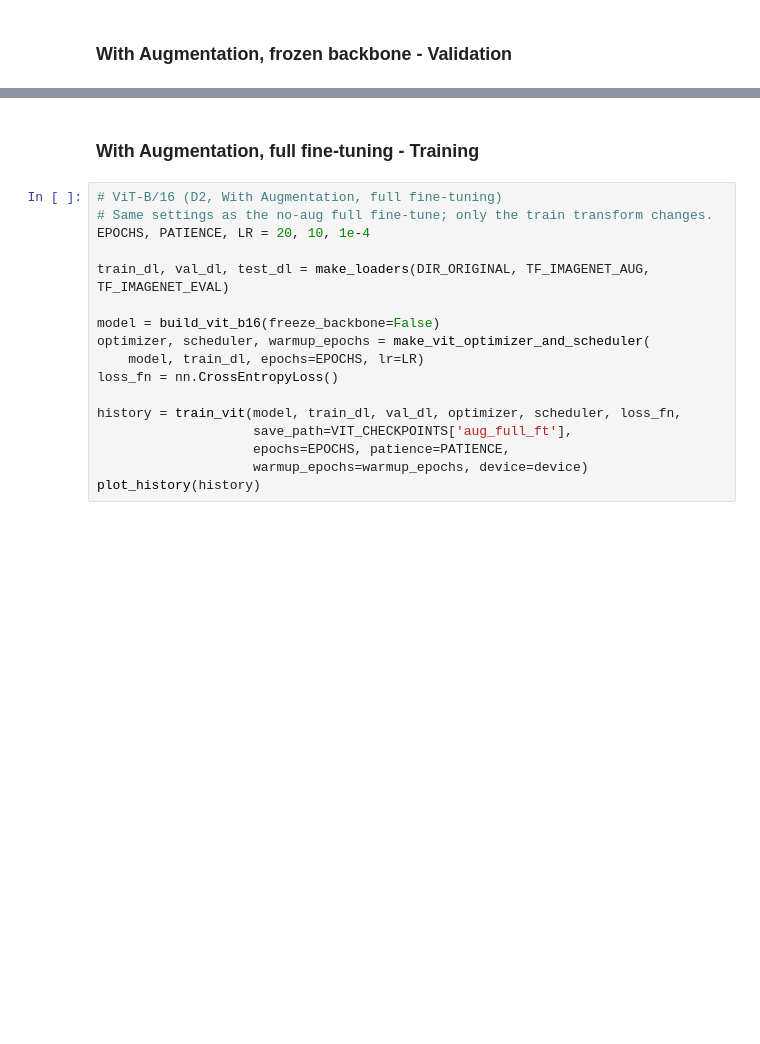
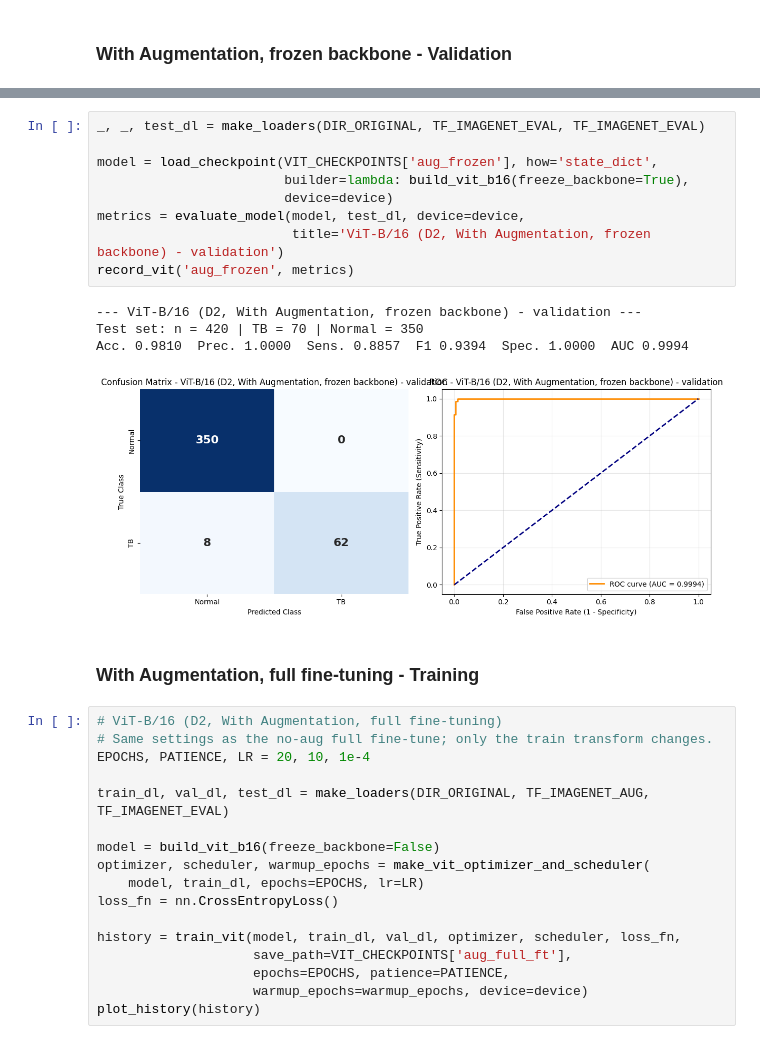
Before and after one commit to Daudi-Zacharia/msc-thesis, a Jupyter notebook: classification/clean_notebooks/d2_experiments.ipynb, the cells around one changed output, grey strips where cells are left out. Drawn from its saved outputs; the diff is of its cells as text; blank space fills up the shorter version.

```diff
--- a/classification/clean_notebooks/d2_experiments.ipynb
+++ b/classification/clean_notebooks/d2_experiments.ipynb
@@ -2065,3 +2210,17 @@ record_vit('aug_frozen', metrics)
+# %%
+_, _, test_dl = make_loaders(DIR_ORIGINAL, TF_IMAGENET_EVAL, TF_IMAGENET_EVAL)
+
+model = load_checkpoint(VIT_CHECKPOINTS['aug_frozen'], how='state_dict',
+                        builder=lambda: build_vit_b16(freeze_backbone=True),
+                        device=device)
+metrics = evaluate_model(model, test_dl, device=device,
+                         title='ViT-B/16 (D2, With Augmentation, frozen backbone) - validation')
+record_vit('aug_frozen', metrics)
+# %% [output]
+--- ViT-B/16 (D2, With Augmentation, frozen backbone) - validation ---
+Test set: n = 420 | TB = 70 | Normal = 350
+Acc. 0.9810  Prec. 1.0000  Sens. 0.8857  F1 0.9394  Spec. 1.0000  AUC 0.9994
+[figure, added]
 # %% [markdown]
 ### With Augmentation, full fine-tuning - Training
 # %%
```
Also changed, not shown: parts of 21 cells of this notebook.
